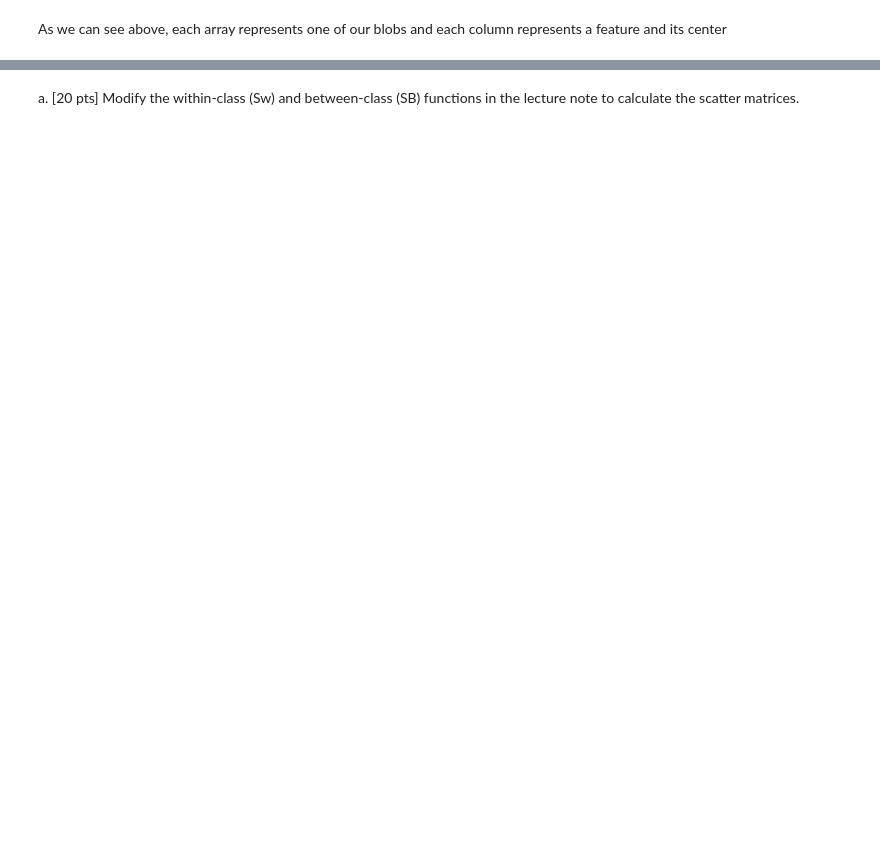
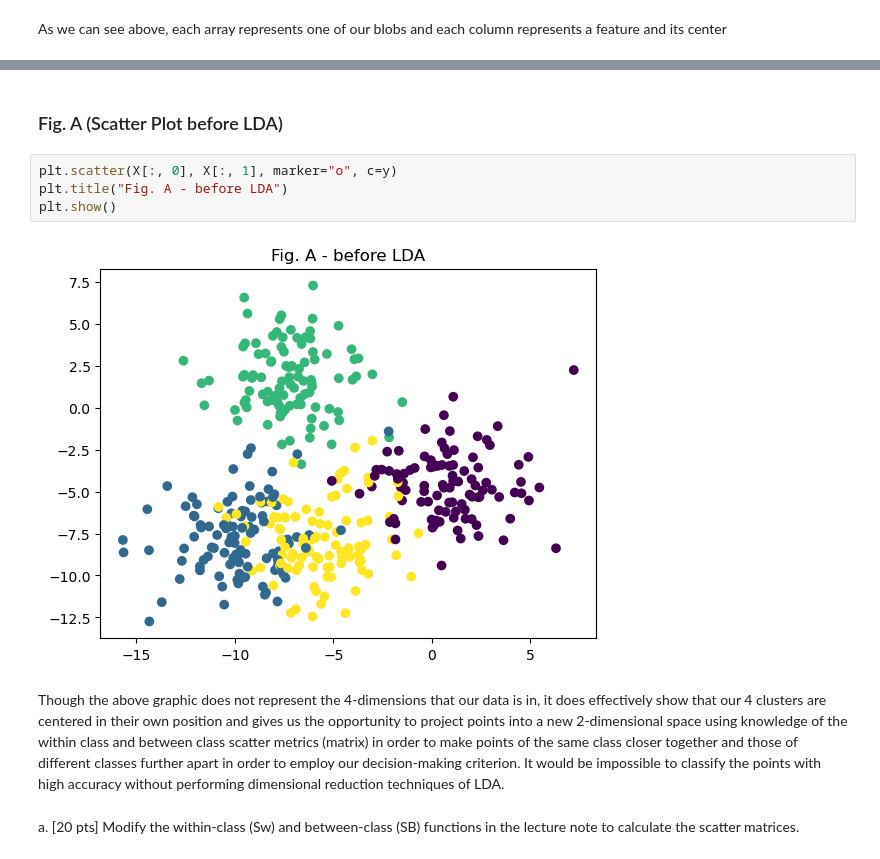
Before and after one commit to matthewpkearney/hw2-classification, a Jupyter notebook: MatthewKearney_HW2.ipynb, the cells around one changed output, grey strips where cells are left out. Saved outputs shown, nothing was run; the diff lists cells and outputs as text; blank space fills up the shorter version.

```diff
--- a/MatthewKearney_HW2.ipynb
+++ b/MatthewKearney_HW2.ipynb
@@ -25,3 +86,13 @@ plt.plot(X)
+# %% [markdown]
+### Fig. A (Scatter Plot before LDA)
+# %%
+plt.scatter(X[:, 0], X[:, 1], marker="o", c=y)
+plt.title("Fig. A - before LDA")
+plt.show()
+# %% [output]
+[figure, added]
+# %% [markdown]
+Though the above graphic does not represent the 4-dimensions that our data is in, it does effectively show that our 4 clusters are centered in their own position and gives us the opportunity to project points into a new 2-dimensional space using knowledge of the within class and between class scatter metrics (matrix) in order to make points of the same class closer together and those of different classes further apart in order to employ our decision-making criterion. It would be impossible to classify the points with high accuracy without performing dimensional reduction techniques of LDA.
 # %% [markdown]
 a. [20 pts] Modify the within-class (Sw) and between-class (SB) functions in the lecture
  note to calculate the scatter matrices.
```
Also changed, not shown: parts of 33 cells of this notebook.
